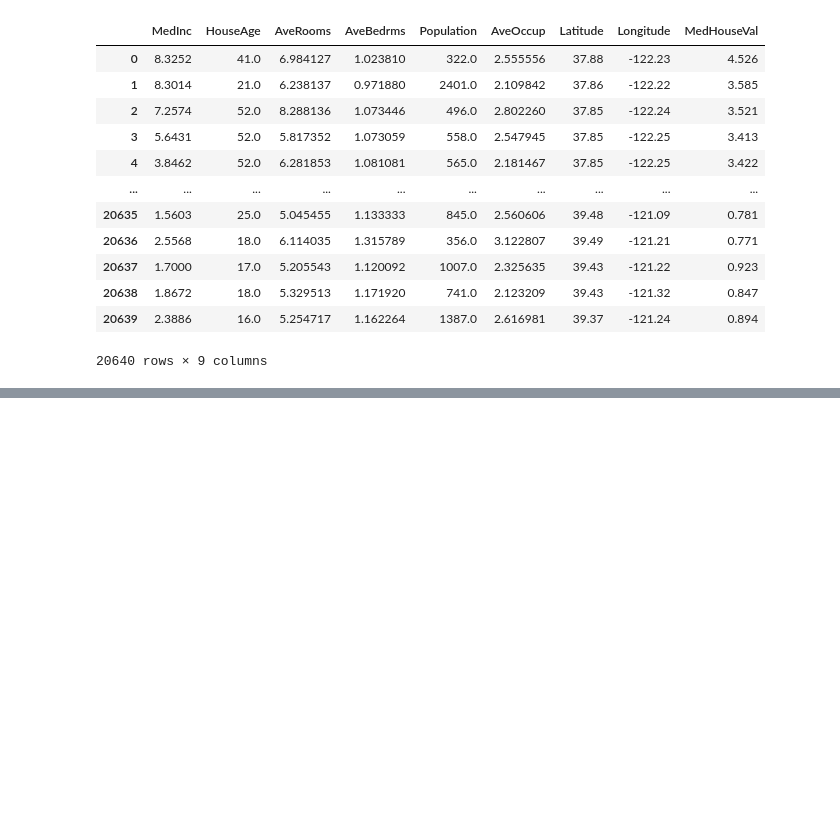
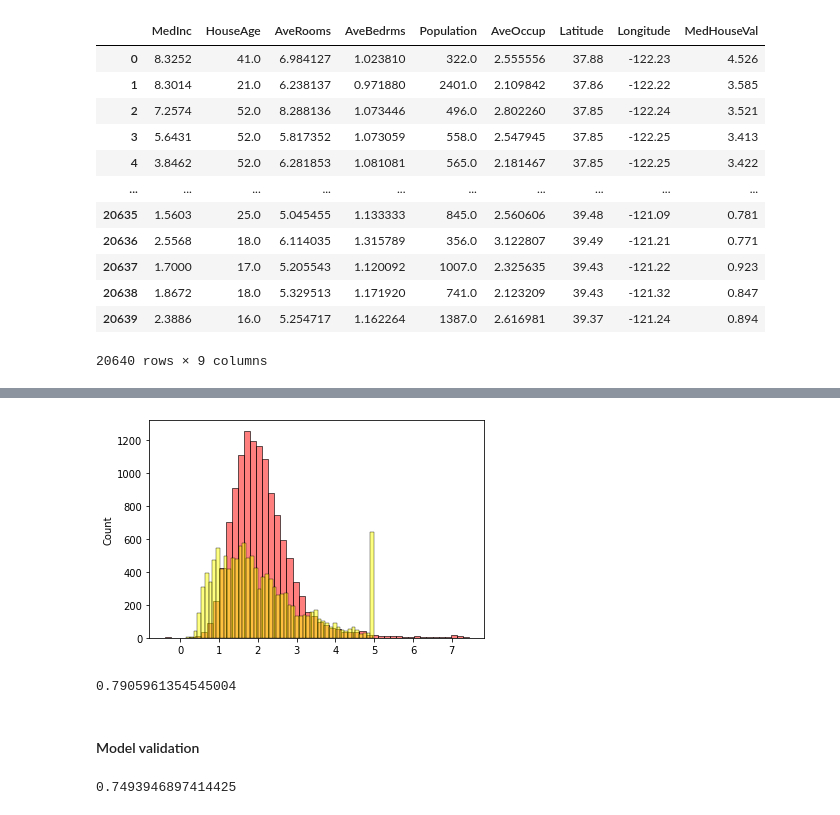
Before and after one commit to agudze-silas/ml-zoomcamp, a Jupyter notebook: week-2/house_price_prediction.ipynb, the cells around one changed output, grey strips where cells are left out. Cells and saved outputs as stored; diff of their text form; code cells hidden in the pictures; blank space fills up the shorter version.

```diff
--- a/week-2/house_price_prediction.ipynb
+++ b/week-2/house_price_prediction.ipynb
@@ -62,0 +199,5 @@ df
+# %%
+base = list(df_train.columns)
+base.pop(6)
+base.pop(6)
+base
@@ -62,0 +206,3 @@ df
+# %%
+X_train = df_train[base].values
+X_train
@@ -62,0 +223,9 @@ df
+# %%
+w0,w = train_linear_regression(X_train,y_train)
+# %%
+y_pred = w0 + X_train.dot(w)
+# %%
+sns.histplot(y_pred, color="red", alpha=0.5, bins = 50)
+sns.histplot(y_train, color = "yellow", alpha=0.5,bins = 50);
+# %% [output]
+[figure, added]
@@ -62,0 +239,6 @@ df
+# %%
+rmse(y_train,y_pred)
+# %% [output]
+0.7905961354545004
+# %% [markdown]
+#### Model validation
@@ -62,0 +255,9 @@ df
+# %%
+X_train = prepare_x(df_train)
+w0,w = train_linear_regression(X_train,y_train)
+
+X_val = prepare_x(df_val)
+y_pred = w0 + X_val.dot(w)
+rmse(y_val,y_pred)
+# %% [output]
+0.7493946897414425
```
Also changed, not shown: parts of 24 cells of this notebook, 1 other file.
